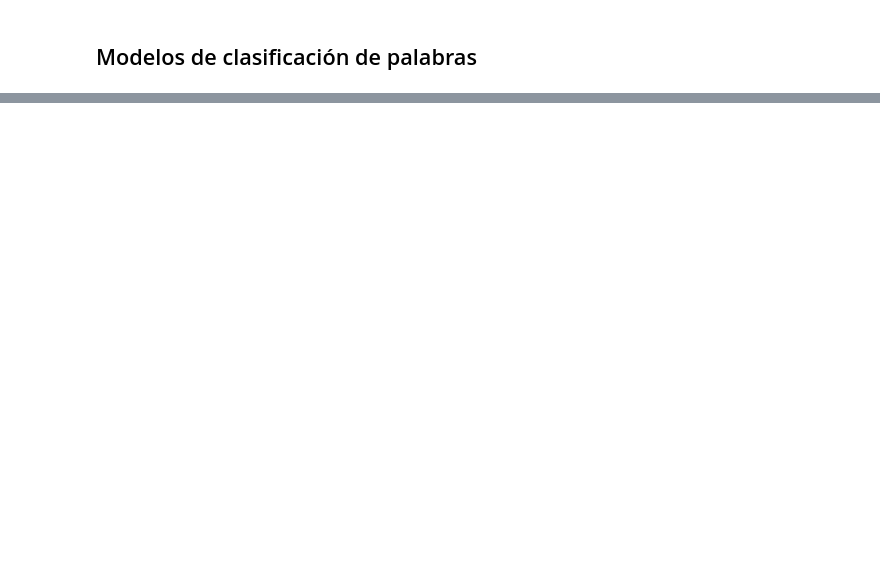
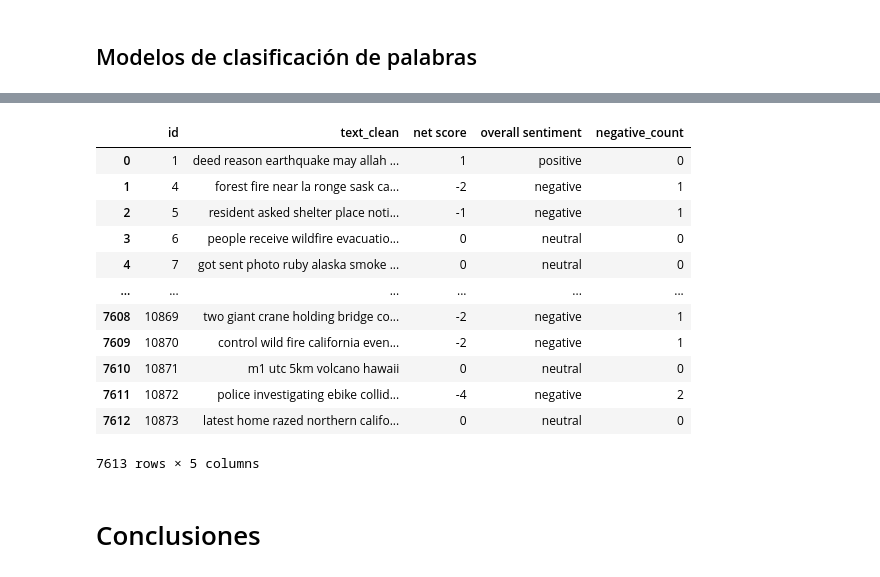
Before and after one commit to DanielRasho/DS-lab6, a Jupyter notebook: report.ipynb, the cells around one changed output, grey strips where cells are left out. Saved outputs shown, nothing was run; the diff lists cells and outputs as text; code cells hidden in the pictures; blank space fills up the shorter version.

```diff
--- a/report.ipynb
+++ b/report.ipynb
@@ -412,0 +454,18 @@ KeyError: 'text_sentiment'
+# %%
+def analyze_textblob_sentiment(text):
+    """
+    Analiza sentimiento con TextBlob
+    """
+    blob = TextBlob(text)
+    polarity = blob.sentiment.polarity
+
+    if polarity >= 0.0:
+        return 0, polarity
+    elif polarity < 0.0:
+        return 1, polarity
+    else:
+        return 'neutral', polarity
+
+textblob_results = df_train['text_clean'].apply(analyze_textblob_sentiment)
+df_train['textblob_sentiment'] = [r[0] for r in textblob_results]
+df_train['textblob_polarity'] = [r[1] for r in textblob_results]
@@ -414,0 +510,4 @@ KeyError: 'text_sentiment'
+# %%
+def classify_word_sentiment(word):
+    word_lower = word.lower().strip()
+    return 'neutral', 0, 'none'
@@ -414,0 +571,20 @@ KeyError: 'text_sentiment'
+# %%
+def analyze_dataframe_sentiment(df, words_column='words'):
+    print(f"Analizando sentimiento de {len(df)} tweets...")
+
+    results = []
+    for i, word_list in enumerate(df[words_column]):
+        if i % 1000 == 0:
+            print(f"Procesando tweet {i}...")
+
+        analysis = analyze_tweet_words(word_list)
+        results.append(analysis)
+
+    df = df.copy()
+
+    df['net score'] = [r['summary']['net_score'] if r else 0 for r in results]
+    df['overall sentiment'] = [r['summary']['tweet_sentiment'] if r else 0 for r in results]
+    df['negative_count'] = [r['summary']['negative_count'] if r else 0 for r in results]
+    return df
+
+df_analyzed = analyze_dataframe_sentiment(df_train, "tokens")
@@ -414,0 +601,18 @@ KeyError: 'text_sentiment'
+# %%
+df_analyzed[['id', 'text_clean' , 'net score', 'overall sentiment', 'negative_count']]
+# %% [output]
+|  | id | text_clean | net score | overall sentiment | negative_count |
+| 0 | 1 | deed reason earthquake may allah ... | 1 | positive | 0 |
+| 1 | 4 | forest fire near la ronge sask ca... | -2 | negative | 1 |
+| 2 | 5 | resident asked shelter place noti... | -1 | negative | 1 |
+| 3 | 6 | people receive wildfire evacuatio... | 0 | neutral | 0 |
+| 4 | 7 | got sent photo ruby alaska smoke ... | 0 | neutral | 0 |
+| ... | ... | ... | ... | ... | ... |
+| 7608 | 10869 | two giant crane holding bridge co... | -2 | negative | 1 |
+| 7609 | 10870 | control wild fire california even... | -2 | negative | 1 |
+| 7610 | 10871 | m1 utc 5km volcano hawaii | 0 | neutral | 0 |
+| 7611 | 10872 | police investigating ebike collid... | -4 | negative | 2 |
+| 7612 | 10873 | latest home razed northern califo... | 0 | neutral | 0 |
+7613 rows × 5 columns
+# %% [markdown]
+# Conclusiones
```
Also changed, not shown: parts of 18 cells of this notebook.
